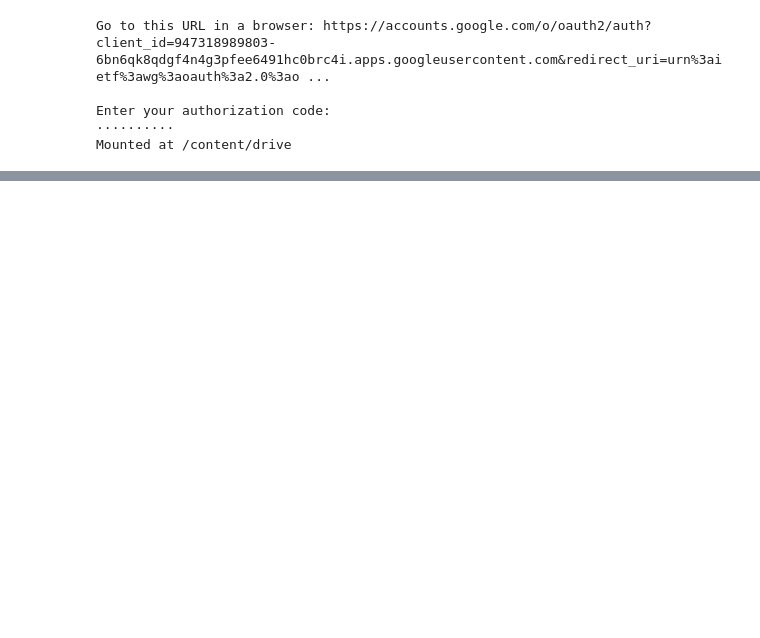
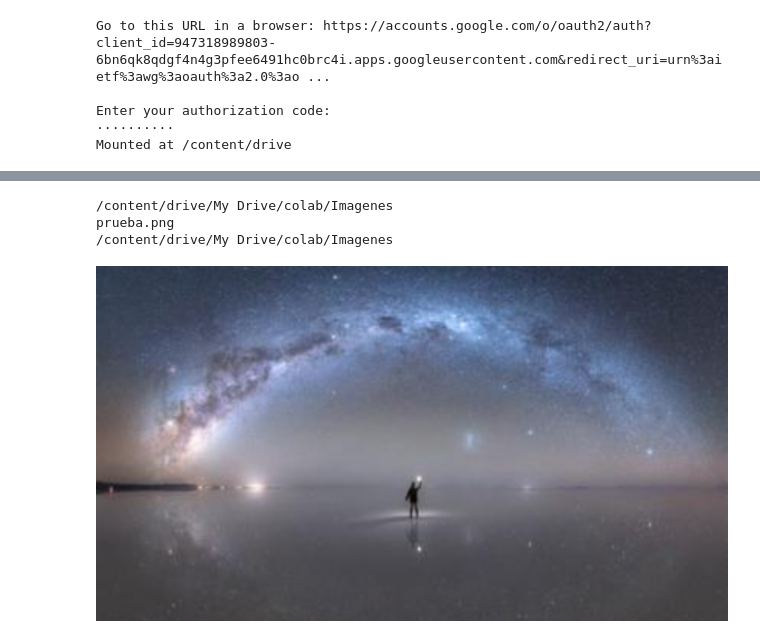
Before and after one commit to JuanRenza/Imagenes, a Jupyter notebook: Clase1.ipynb, the cells around one changed output, grey strips where cells are left out. Drawn from its saved outputs; the diff is of its cells as text; code cells hidden in the pictures; blank space fills up the shorter version.

```diff
--- a/Clase1.ipynb
+++ b/Clase1.ipynb
@@ -21,0 +30,17 @@ import cv2
+# %%
+#Comando para saber el directorio actual
+!pwd
+#Comando para saber los archivos de la ruta
+!ls
+#Comando para cambiar directorio al de imagenes en drive (Va con % porque tiene espacios)
+%cd /content/drive/My Drive/colab/Imagenes
+
+#Leo la imagen, le cambio el tamaño y la muestro
+img = cv2.imread('prueba.png')
+img = cv2.resize(img, (int(820),int(460))) #Duplico el tamaño
+cv2_imshow(img)
+# %% [output]
+/content/drive/My Drive/colab/Imagenes
+prueba.png
+/content/drive/My Drive/colab/Imagenes
+[figure, added]
```
Also changed, not shown: parts of 2 cells of this notebook.
